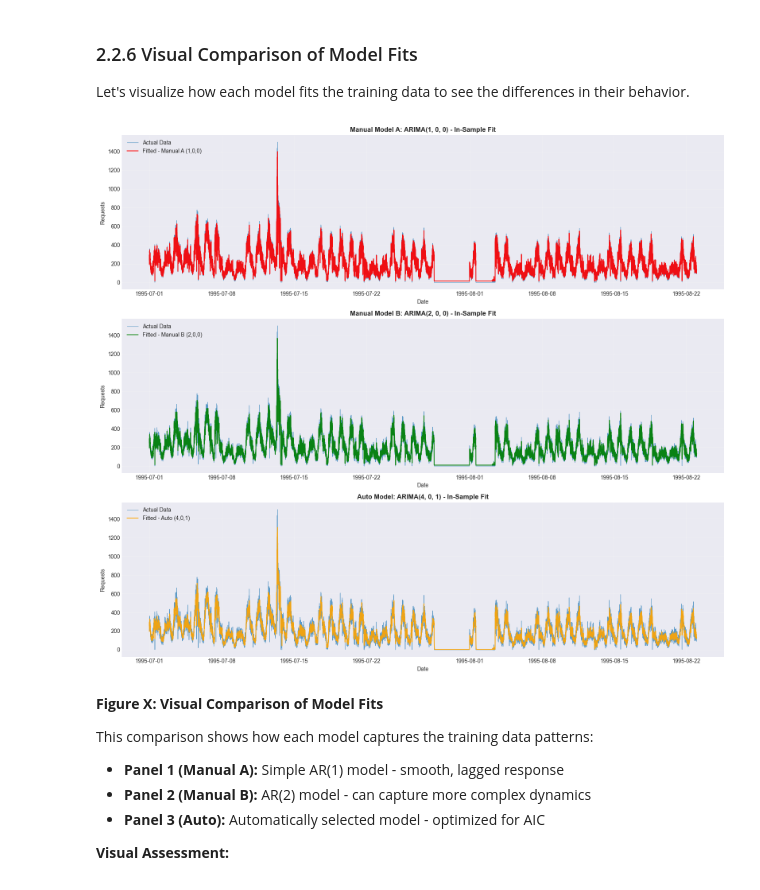
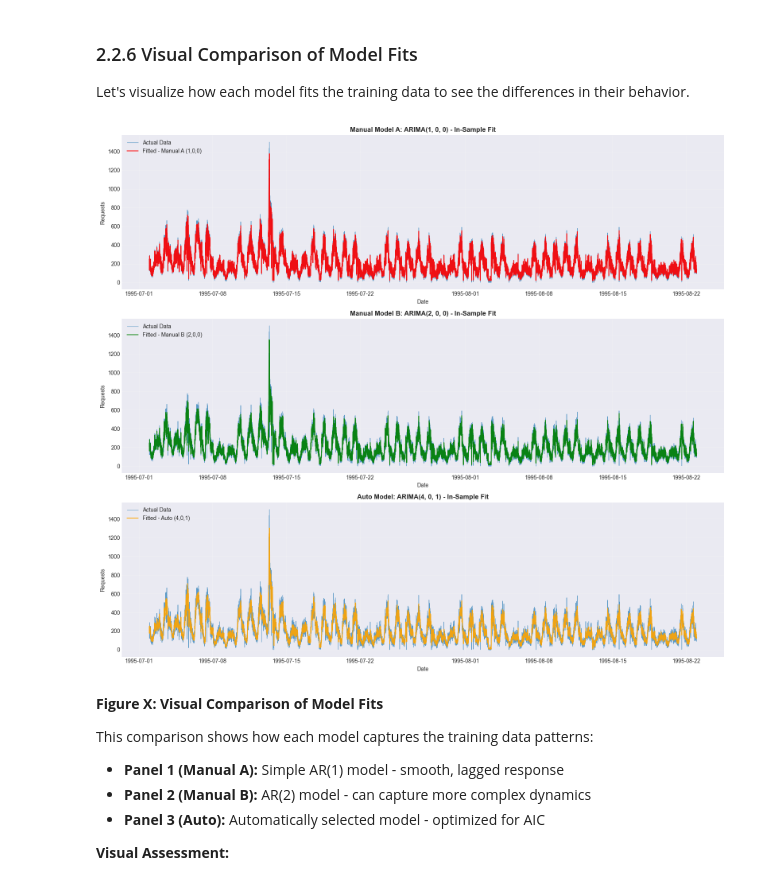
Before and after one commit to phamducuong05/Autoscaling-Analysis, a Jupyter notebook: notebooks/experimental/arima_model.ipynb, the cells around one changed output. Drawn from its saved outputs; the diff is of its cells as text; code cells hidden in the pictures.

Commit message:
✨: Adapt to new data schema

```diff
--- a/notebooks/experimental/arima_model.ipynb
+++ b/notebooks/experimental/arima_model.ipynb
@@ -361,13 +363,13 @@ if not adf_results['is_stationary']:
     print("=" * 60)
 
     # First-order differencing
-    df_5m['requests_diff1'] = df_5m['requests'].diff()
+    df_5m['requests_diff1'] = df_5m['requests_target'].diff()
 
     # Plot differenced data
     fig, axes = plt.subplots(2, 1, figsize=(16, 8))
 
     # Original data
-    axes[0].plot(df_5m.index, df_5m['requests'], color='#1f77b4', linewidth=0.8)
+    axes[0].plot(df_5m.index, df_5m['requests_target'], color='#1f77b4', linewidth=0.8)
     axes[0].set_title('Original Data', fontsize=12, fontweight='bold')
     axes[0].set_ylabel('Requests', fontsize=10)
     axes[0].grid(True, alpha=0.3)
@@ -582,9 +584,9 @@ train_end_date = split_date  # For visualization consistency
 
 # Split the data
 # Train: Everything strictly before Aug 23 (includes all of Aug 22)
-train_data = df_5m[df_5m.index < split_date]['requests']
+train_data = df_5m[df_5m.index < split_date]['requests_target']
 # Test: Everything from Aug 23 onwards
-test_data = df_5m[df_5m.index >= split_date]['requests']
+test_data = df_5m[df_5m.index >= split_date]['requests_target']
 
 print("=" * 60)
 print("TRAIN/TEST SPLIT")
@@ -862,9 +914,16 @@ The auto_arima function has already been executed in Section 2.1. Let's extract
 # %%
 print("=" * 60)
-print("AUTOMATIC PARAMETER SELECTION - RESULTS")
+print("AUTOMATIC PARAMETER SELECTION - RESULTS (5m Window)")
 print("=" * 60)
-print(f"Optimal Model: ARIMA({p}, {d_optimal}, {q})")
-print(f"AIC: {auto_model.aic():.2f}")
-print(f"BIC: {auto_model.bic():.2f}")
+
+# Use 5m auto model for comparison
+auto_model_5m = auto_models['5m']
+p_5m = auto_model_5m.order[0]
+d_optimal_5m = auto_model_5m.order[1]
+q_5m = auto_model_5m.order[2]
+
+print(f"Optimal Model: ARIMA({p_5m}, {d_optimal_5m}, {q_5m})")
+print(f"AIC: {auto_model_5m.aic():.2f}")
+print(f"BIC: {auto_model_5m.bic():.2f}")
 # %% [output]
 ============================================================
@@ -1025,17 +1084,17 @@ For each model, we examine:
 Let's compare the in-sample fit quality of all three models using multiple metrics.
 # %%
 # Get fitted values for all models
-fitted_auto = auto_model.fittedvalues()
+fitted_auto_5m = auto_model_5m.fittedvalues()
 fitted_manual_a_values = fitted_manual_a.fittedvalues
 fitted_manual_b_values = fitted_manual_b.fittedvalues
 
 # Calculate metrics for all models
-metrics_auto = calculate_metrics(train_data[d_optimal:], fitted_auto)
-metrics_manual_a = calculate_metrics(train_data, fitted_manual_a_values)
-metrics_manual_b = calculate_metrics(train_data, fitted_manual_b_values)
+metrics_auto = calculate_metrics(train_data_5m[d_optimal_5m:], fitted_auto_5m)
+metrics_manual_a = calculate_metrics(train_data_5m, fitted_manual_a_values)
+metrics_manual_b = calculate_metrics(train_data_5m, fitted_manual_b_values)
 
 print("=" * 70)
-print("IN-SAMPLE PERFORMANCE COMPARISON")
+print("IN-SAMPLE PERFORMANCE COMPARISON (5m Window)")
 print("=" * 70)
 print(f"{'Model':<25} {'RMSE':<12} {'MAE':<12} {'MAPE':<12}")
 print("-" * 70)
@@ -1105,42 +1164,42 @@ Let's visualize how each model fits the training data to see the differences in
 fig, axes = plt.subplots(3, 1, figsize=(16, 14))
 
 # Plot 1: Manual Model A
-axes[0].plot(train_data.index, train_data, label='Actual Data',
+axes[0].plot(train_data_5m.index, train_data_5m, label='Actual Data',
              color='#1f77b4', linewidth=0.8, alpha=0.7)
 axes[0].plot(fitted_manual_a_values.index, fitted_manual_a_values,
              label='Fitted - Manual A (1,0,0)', color='red', linewidth=1.5, alpha=0.9)
 axes[0].set_title('Manual Model A: ARIMA(1, 0, 0) - In-Sample Fit', fontsize=12, fontweight='bold')
 axes[0].set_xlabel('Date', fontsize=10)
 axes[0].set_ylabel('Requests', fontsize=10)
 axes[0].legend(loc='upper left')
 axes[0].grid(True, alpha=0.3)
 
 # Plot 2: Manual Model B
-axes[1].plot(train_data.index, train_data, label='Actual Data',
+axes[1].plot(train_data_5m.index, train_data_5m, label='Actual Data',
              color='#1f77b4', linewidth=0.8, alpha=0.7)
 axes[1].plot(fitted_manual_b_values.index, fitted_manual_b_values,
              label='Fitted - Manual B (2,0,0)', color='green', linewidth=1.5, alpha=0.9)
 axes[1].set_title('Manual Model B: ARIMA(2, 0, 0) - In-Sample Fit', fontsize=12, fontweight='bold')
 axes[1].set_xlabel('Date', fontsize=10)
 axes[1].set_ylabel('Requests', fontsize=10)
 axes[1].legend(loc='upper left')
 axes[1].grid(True, alpha=0.3)
 
 # Plot 3: Auto Model
-axes[2].plot(train_data.index, train_data, label='Actual Data',
+axes[2].plot(train_data_5m.index, train_data_5m, label='Actual Data',
              color='#1f77b4', linewidth=0.8, alpha=0.7)
-axes[2].plot(fitted_auto.index, fitted_auto,
-             label=f'Fitted - Auto ({p},{d_optimal},{q})', color='orange', linewidth=1.5, alpha=0.9)
-axes[2].set_title(f'Auto Model: ARIMA({p}, {d_optimal}, {q}) - In-Sample Fit', fontsize=12, fontweight='bold')
+axes[2].plot(fitted_auto_5m.index, fitted_auto_5m,
+             label=f'Fitted - Auto ({p_5m},{d_optimal_5m},{q_5m})', color='orange', linewidth=1.5, alpha=0.9)
+axes[2].set_title(f'Auto Model: ARIMA({p_5m}, {d_optimal_5m}, {q_5m}) - In-Sample Fit', fontsize=12, fontweight='bold')
 axes[2].set_xlabel('Date', fontsize=10)
 axes[2].set_ylabel('Requests', fontsize=10)
 axes[2].legend(loc='upper left')
 axes[2].grid(True, alpha=0.3)
 
 plt.tight_layout()
 plt.show()
 # %% [output]
-[figure, old version]
+[figure, new version]
 # %% [markdown]
 **Figure X: Visual Comparison of Model Fits**
 
```
Also changed, not shown: parts of 44 cells of this notebook, 1 other file.
